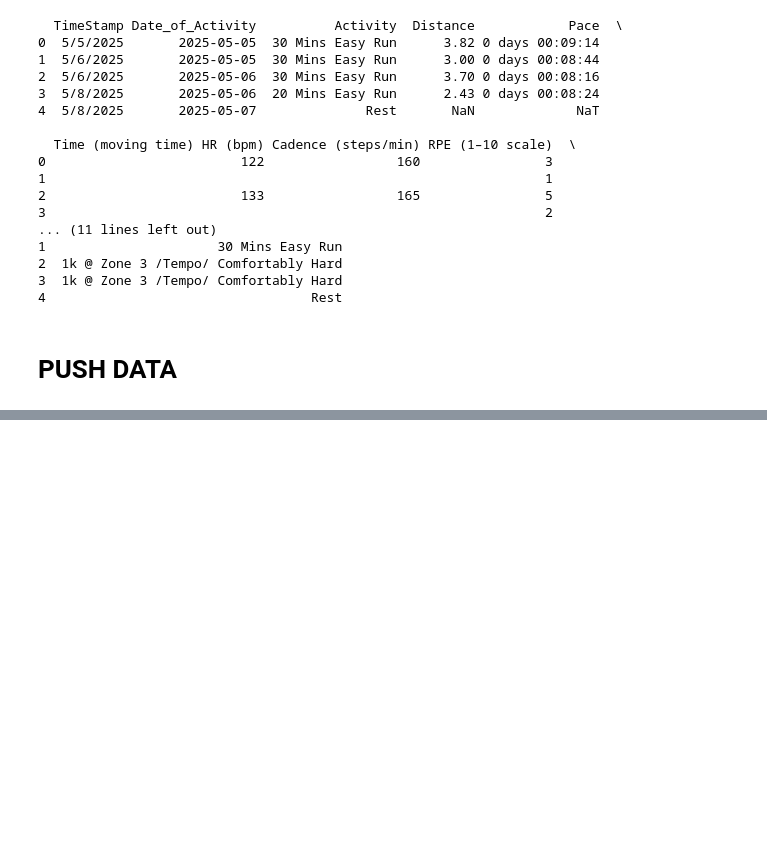
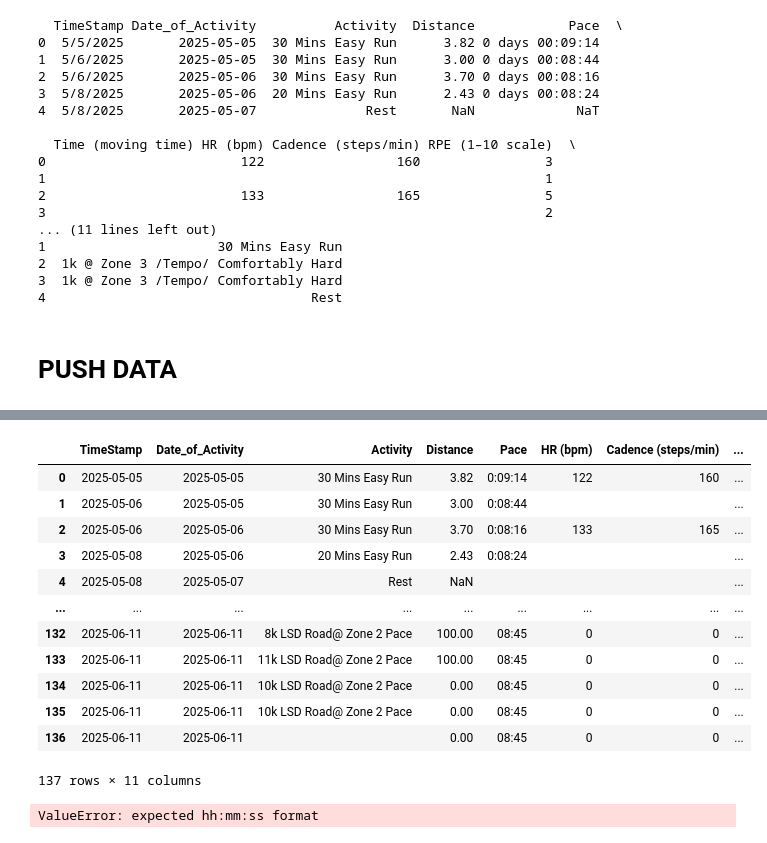
Before and after one commit to ssc0ttie/running_app, a Jupyter notebook: models/analysis.ipynb, the cells around one changed output, grey strips where cells are left out. Saved outputs shown, nothing was run; the diff lists cells and outputs as text; code cells hidden in the pictures; blank space fills up the shorter version.

```diff
--- a/models/analysis.ipynb
+++ b/models/analysis.ipynb
@@ -356,0 +424,47 @@ for row in worksheet.get_all_values():
+# %%
+
+df["Date_of_Activity"] = pd.to_datetime(df["Date_of_Activity"], errors="coerce")
+df["Distance"] = pd.to_numeric(df["Distance"])
+
+df
+# %% [output]
+|  | TimeStamp | Date_of_Activity | Activity | Distance | Pace | HR (bpm) | Cadence (steps/min) | ... |
+| 0 | 2025-05-05 | 2025-05-05 | 30 Mins Easy Run | 3.82 | 0:09:14 | 122 | 160 | ... |
+| 1 | 2025-05-06 | 2025-05-05 | 30 Mins Easy Run | 3.00 | 0:08:44 |  |  | ... |
+| 2 | 2025-05-06 | 2025-05-06 | 30 Mins Easy Run | 3.70 | 0:08:16 | 133 | 165 | ... |
+| 3 | 2025-05-08 | 2025-05-06 | 20 Mins Easy Run | 2.43 | 0:08:24 |  |  | ... |
+| 4 | 2025-05-08 | 2025-05-07 | Rest | NaN |  |  |  | ... |
+| ... | ... | ... | ... | ... | ... | ... | ... | ... |
+| 132 | 2025-06-11 | 2025-06-11 | 8k LSD Road@ Zone 2 Pace | 100.00 | 08:45 | 0 | 0 | ... |
+| 133 | 2025-06-11 | 2025-06-11 | 11k LSD Road@ Zone 2 Pace | 100.00 | 08:45 | 0 | 0 | ... |
+| 134 | 2025-06-11 | 2025-06-11 | 10k LSD Road@ Zone 2 Pace | 0.00 | 08:45 | 0 | 0 | ... |
+| 135 | 2025-06-11 | 2025-06-11 | 10k LSD Road@ Zone 2 Pace | 0.00 | 08:45 | 0 | 0 | ... |
+| 136 | 2025-06-11 | 2025-06-11 |  | 0.00 | 08:45 | 0 | 0 | ... |
+137 rows × 11 columns
+# %%
+
+# filter only first 3 columns
+df2 = df2.iloc[:, 0:3]
+# rename columns
+df2.rename(
+    columns={"Dates": "Date", "WEEK": "Week", "Activity": "Scheduled_Activity"},
+    inplace=True,
+)
+
+df2["Date"] = pd.to_datetime(df2["Date"])
+
+# CONCAT HISTORICAL AND NEWLOG
+# df = pd.concat([df, df3], ignore_index=True)
+# cleanup main df
+df["Date_of_Activity"] = pd.to_datetime(df["Date_of_Activity"], errors="coerce")
+df["Pace"] = pd.to_timedelta(df["Pace"])
+df["Distance"] = pd.to_numeric(df["Distance"])
+
+# lookup of weekname
+df = df.merge(df2, left_on="Date_of_Activity", right_on="Date", how="left")
+# Apply to column
+
+# CALCULATE MOVING TIME
+df["Moving_Time"] = df["Pace"] * df["Distance"]
+# %% [output]
+ValueError: expected hh:mm:ss format
```
Also changed, not shown: parts of 4 cells of this notebook, 3 other files.
